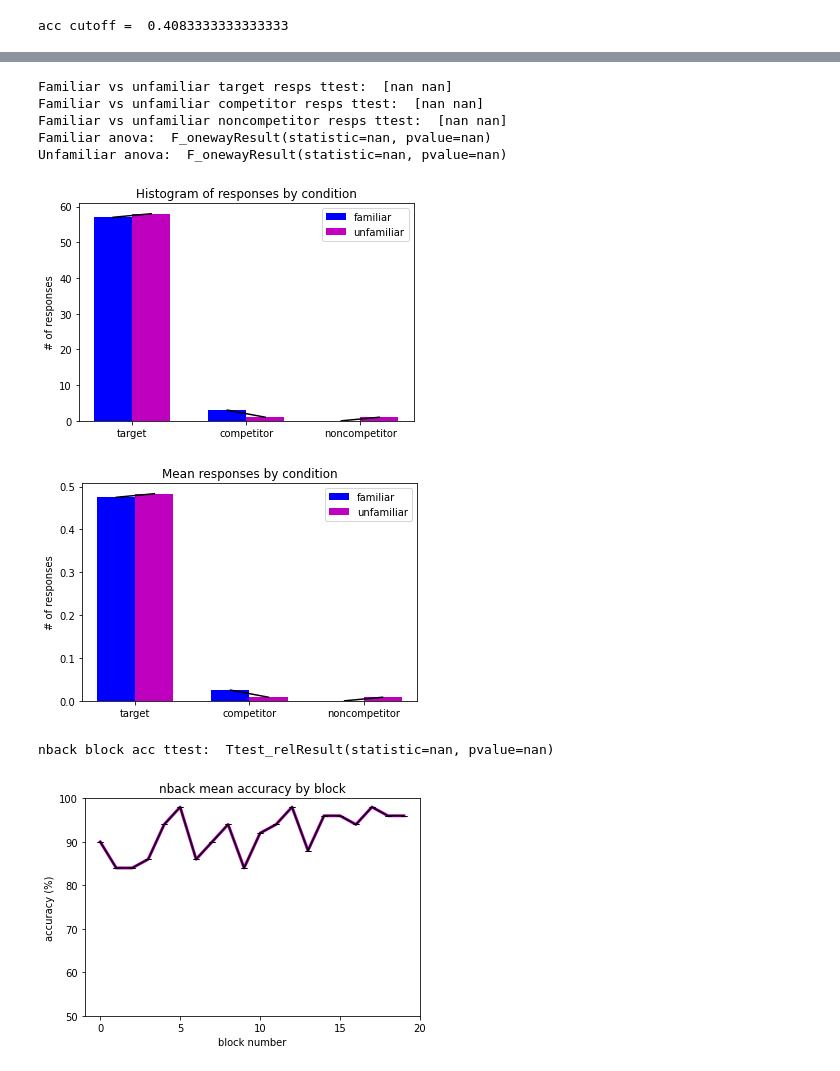
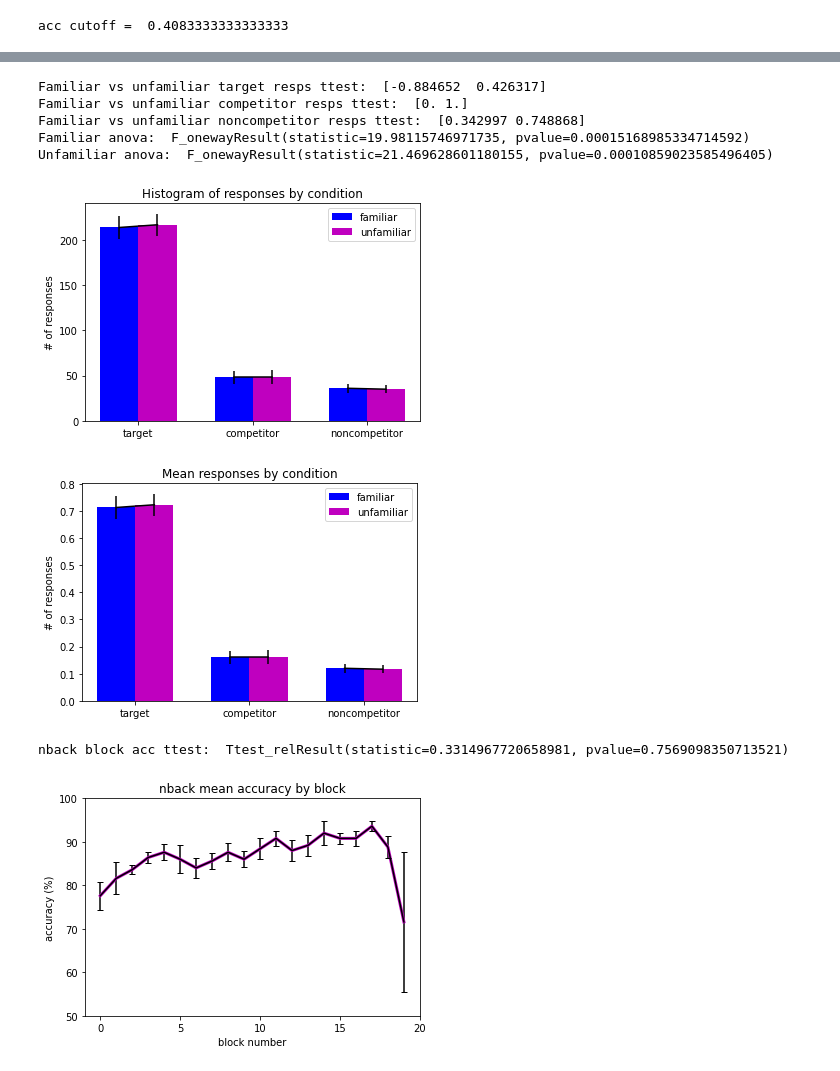
Before and after one commit to pkeene17/MarshmallowAnalysis, a Jupyter notebook: electric_marshmalloogaloo/analysis/marshmalloogalooAnalysis.ipynb, the cells around one changed output, grey strips where cells are left out. Cells and saved outputs as stored; diff of their text form; code cells hidden in the pictures.

```diff
--- a/electric_marshmalloogaloo/analysis/marshmalloogalooAnalysis.ipynb
+++ b/electric_marshmalloogaloo/analysis/marshmalloogalooAnalysis.ipynb
@@ -161,7 +161,7 @@ exclusion = 0 #1 = exclude subjects below chance perfomance on the association t
 printSubj = 0 #toggle whether to print individual subject's behavioral performance
 show_plot = 0 #toggle whether to show plots or just save as pdfs
 save_plot = 1 #toggle whether to save plots (useful if you're fucking around)
-nsubj = 1
+nsubj = 5
 nRuns_nback = 20
 nRuns_ST = 3
 figure_dir = "../figures/"
@@ -202,7 +202,7 @@ for sn in range(nsubj):
 
     #apriori below chance exclusion criteria
     if exclusion:
-        if np.nansum(testData.score==1)/2120 < cutoff:
+        if np.nansum(testData.score==1)/120 < cutoff:
              meanAcc_learned[sn,:] = np.nan
              meanAcc_novel[sn,:] = np.nan
              histData_learned[sn,:,:] = np.nan
@@ -283,36 +282,36 @@ plt.title("Histogram of responses by condition")
 plt.savefig(figure_dir+'response_histograms.pdf',format='pdf')
 plt.show()
 # %% [output]
-Familiar vs unfamiliar target resps ttest:  [nan nan]
-Familiar vs unfamiliar competitor resps ttest:  [nan nan]
-Familiar vs unfamiliar noncompetitor resps ttest:  [nan nan]
-Familiar anova:  F_onewayResult(statistic=nan, pvalue=nan)
-Unfamiliar anova:  F_onewayResult(statistic=nan, pvalue=nan)
+Familiar vs unfamiliar target resps ttest:  [-0.884652  0.426317]
+Familiar vs unfamiliar competitor resps ttest:  [0. 1.]
+Familiar vs unfamiliar noncompetitor resps ttest:  [0.342997 0.748868]
+Familiar anova:  F_onewayResult(statistic=19.98115746971735, pvalue=0.00015168985334714592)
+Unfamiliar anova:  F_onewayResult(statistic=21.469628601180155, pvalue=0.00010859023585496405)
-[figure, old version]
+[figure, new version]
 # %%
 #plot histogrm but as a mean
-totTrials = (240*nsubj)/2
+totTrials = (120*nsubj)/2
 fig = plt.figure()
 #collapse across subjects
 histAllsubj_learned = np.nansum(histData_learned,0)
 histAllsubj_novel = np.nansum(histData_novel,0)
 c1 = plt.bar([0,1.5,3],[np.nansum(histAllsubj_learned[0])/totTrials,np.nansum(histAllsubj_learned[1])/totTrials,np.nansum(histAllsubj_learned[2])/totTrials],width=.5,color='b')
 c2 = plt.bar([.5,2,3.5],[np.nansum(histAllsubj_novel[0])/totTrials,np.nansum(histAllsubj_novel[1])/totTrials,np.nansum(histAllsubj_novel[2])/totTrials],width=.5,color='m')
 #compute error term (will be len(3) array)
 learned_hist_err = np.std(np.nansum(histData_learned,2)/totTrials,0)
 novel_hist_err = np.std(np.nansum(histData_novel,2)/totTrials,0)
 #plot
 plt.errorbar([0,.5],[np.nansum(histAllsubj_learned[0])/totTrials,np.nansum(histAllsubj_novel[0])/totTrials],yerr=[learned_hist_err[0],novel_hist_err[0]],color='k')
 plt.errorbar([1.5,2],[np.nansum(histAllsubj_learned[1])/totTrials,np.nansum(histAllsubj_novel[1])/totTrials],yerr=[learned_hist_err[1],novel_hist_err[1]],color='k')
 plt.errorbar([3,3.5],[np.nansum(histAllsubj_learned[2])/totTrials,np.nansum(histAllsubj_novel[2])/totTrials],yerr=[learned_hist_err[2],novel_hist_err[2]],color='k')
 plt.legend([c1,c2],['familiar','unfamiliar'])
 plt.xticks([.25,1.75,3.25],['target','competitor','noncompetitor'])
 plt.ylabel('# of responses')
 plt.title("Mean responses by condition")
 plt.savefig(figure_dir+'response_means.pdf',format='pdf')
 plt.show()
 # %% [output]
-[figure, old version]
+[figure, new version]
 # %%
 ###### nback performance over blocks #######
 # %%
@@ -333,8 +332,8 @@ plt.title('nback mean accuracy by block')
 plt.savefig(figure_dir+'nback_acc_blockwise.pdf',format='pdf')
 plt.show()
 # %% [output]
-nback block acc ttest:  Ttest_relResult(statistic=nan, pvalue=nan)
+nback block acc ttest:  Ttest_relResult(statistic=0.3314967720658981, pvalue=0.7569098350713521)
-[figure, old version]
+[figure, new version]
 # %%
 #RTs, cause why not
 #ttest between blocks 1 and 20
```
Also changed, not shown: parts of 12 cells of this notebook, 12 other files.
